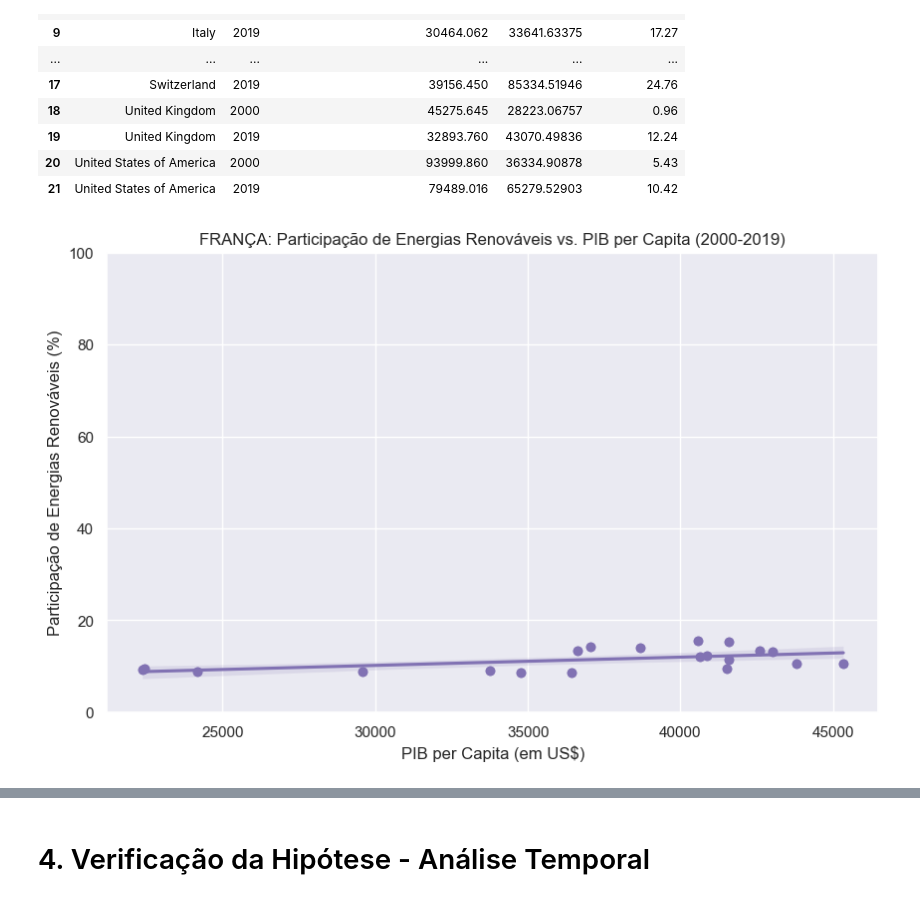
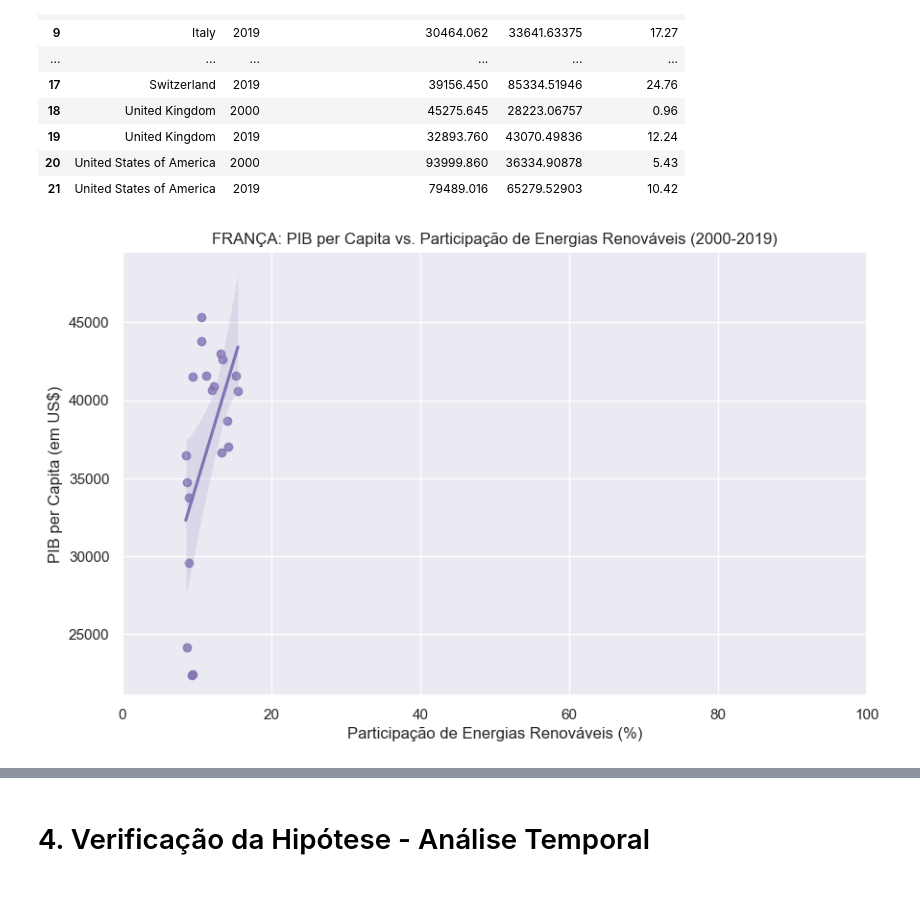
Before and after one commit to Felipefalex/Projeto-Sustainable-Energy, a Jupyter notebook: sustainable_energy.ipynb, the cells around one changed output, grey strips where cells are left out. Saved outputs shown, nothing was run; the diff lists cells and outputs as text; code cells hidden in the pictures.

```diff
--- a/sustainable_energy.ipynb
+++ b/sustainable_energy.ipynb
@@ -646,17 +646,17 @@ desenvolvidos[desenvolvidos['Ano'].isin([2000,2019])].reset_index(drop=True)
 # %%
 # Observação da França
 franca = data[data['Pais']=='France'].reset_index(drop=True)
 
 plt.figure(figsize=(10, 6))
-sns.regplot(x='PIB per capita', y='Renováveis %', data=franca, color='m')
+sns.regplot(x='Renováveis %', y='PIB per capita', data=franca, color='m')
 
-plt.scatter(franca['PIB per capita'], franca['Renováveis %'], color='m')
-plt.title('FRANÇA: Participação de Energias Renováveis vs. PIB per Capita (2000-2019)')
-plt.xlabel('PIB per Capita (em US$)')
-plt.ylabel('Participação de Energias Renováveis (%)')
-plt.ylim(0, 100)
+# Configurações do gráfico
+plt.title('FRANÇA: PIB per Capita vs. Participação de Energias Renováveis (2000-2019)')
+plt.xlabel('Participação de Energias Renováveis (%)')
+plt.ylabel('PIB per Capita (em US$)')
+plt.xlim(0, 100)
 plt.grid(True)
 plt.show()
 # %% [output]
-[figure, old version]
+[figure, new version]
 # %%
```
Also changed, not shown: parts of 8 cells of this notebook.
